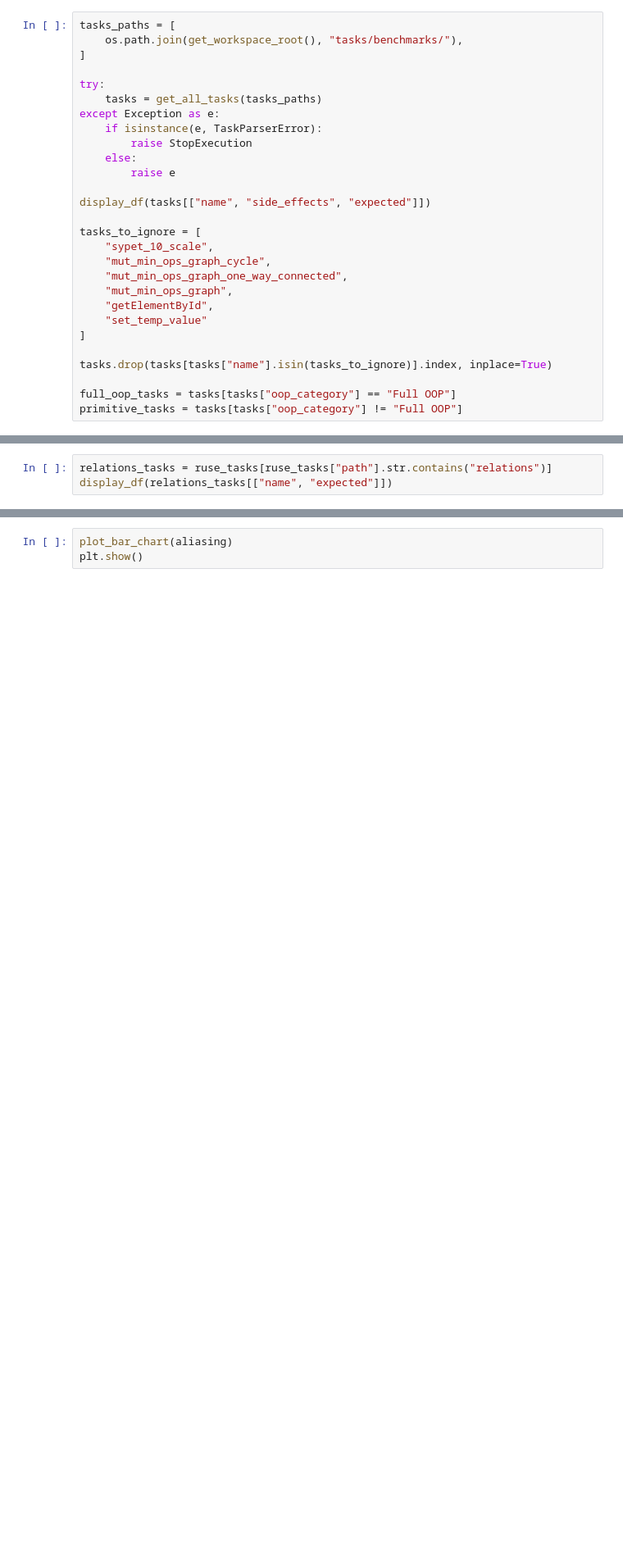
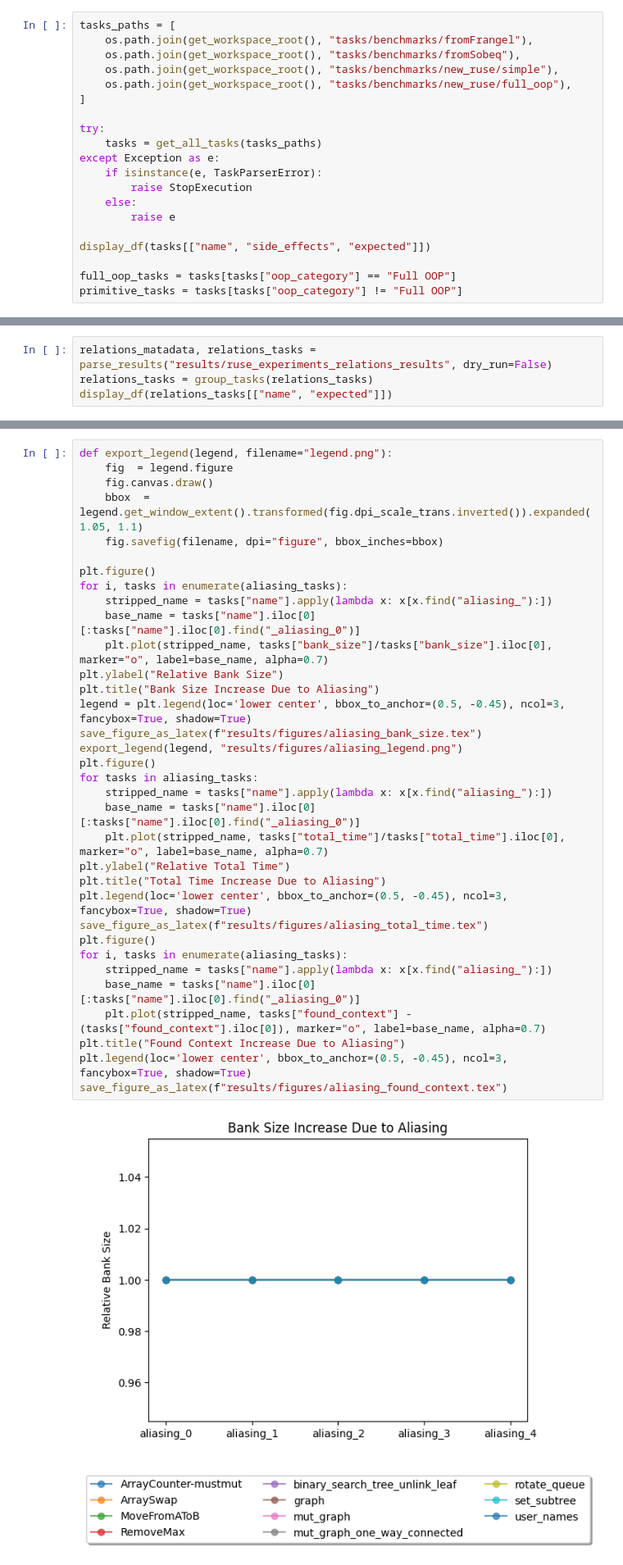
Before and after one commit to DaAnIV/Ruse, a Jupyter notebook: experiments/experiments.ipynb, the cells around one changed output, grey strips where cells are left out. Shown at 82% size. Saved outputs shown, nothing was run; the diff lists cells and outputs as text; blank space fills up the shorter version.

Commit message:
Updated the experiments notebook

```diff
--- a/experiments/experiments.ipynb
+++ b/experiments/experiments.ipynb
@@ -338,7 +335,10 @@ We divide the benchmarks into two categories:
 * Tasks that use custom User classes
 # %%
 tasks_paths = [
-    os.path.join(get_workspace_root(), "tasks/benchmarks/"),
+    os.path.join(get_workspace_root(), "tasks/benchmarks/fromFrangel"),
+    os.path.join(get_workspace_root(), "tasks/benchmarks/fromSobeq"),
+    os.path.join(get_workspace_root(), "tasks/benchmarks/new_ruse/simple"),
+    os.path.join(get_workspace_root(), "tasks/benchmarks/new_ruse/full_oop"),
 ]
 
 try:
@@ -351,16 +351,5 @@ except Exception as e:
 
 display_df(tasks[["name", "side_effects", "expected"]])
 
-tasks_to_ignore = [
-    "sypet_10_scale",
-    "mut_min_ops_graph_cycle",
-    "mut_min_ops_graph_one_way_connected",
-    "mut_min_ops_graph",
-    "getElementById",
-    "set_temp_value"
-]
-
-tasks.drop(tasks[tasks["name"].isin(tasks_to_ignore)].index, inplace=True)
-
 full_oop_tasks = tasks[tasks["oop_category"] == "Full OOP"]
 primitive_tasks = tasks[tasks["oop_category"] != "Full OOP"]
@@ -748,5 +856,6 @@ save_figure_as_latex("results/figures/oop_solved_tasks.tex")
 # %% [markdown]
 ### RQ2 - Can <span style="font-variant:small-caps;">Ruse</span> handle aliasing and relations between variables?
 # %%
-relations_tasks = ruse_tasks[ruse_tasks["path"].str.contains("relations")]
+relations_matadata, relations_tasks = parse_results("results/ruse_experiments_relations_results", dry_run=False)
+relations_tasks = group_tasks(relations_tasks)
 display_df(relations_tasks[["name", "expected"]])
@@ -835,3 +1002,36 @@ for subplot in ["iterations", "bank_size", "found_context_count"]:
 # %%
-plot_bar_chart(aliasing)
-plt.show()
+def export_legend(legend, filename="legend.png"):
+    fig  = legend.figure
+    fig.canvas.draw()
+    bbox  = legend.get_window_extent().transformed(fig.dpi_scale_trans.inverted()).expanded(1.05, 1.1)
+    fig.savefig(filename, dpi="figure", bbox_inches=bbox)
+
+plt.figure()
+for i, tasks in enumerate(aliasing_tasks):
+    stripped_name = tasks["name"].apply(lambda x: x[x.find("aliasing_"):])
+    base_name = tasks["name"].iloc[0][:tasks["name"].iloc[0].find("_aliasing_0")]
+    plt.plot(stripped_name, tasks["bank_size"]/tasks["bank_size"].iloc[0], marker="o", label=base_name, alpha=0.7)
+plt.ylabel("Relative Bank Size")
+plt.title("Bank Size Increase Due to Aliasing")
+legend = plt.legend(loc='lower center', bbox_to_anchor=(0.5, -0.45), ncol=3, fancybox=True, shadow=True)
+save_figure_as_latex(f"results/figures/aliasing_bank_size.tex")
+export_legend(legend, "results/figures/aliasing_legend.png")
+plt.figure()
+for tasks in aliasing_tasks:
+    stripped_name = tasks["name"].apply(lambda x: x[x.find("aliasing_"):])
+    base_name = tasks["name"].iloc[0][:tasks["name"].iloc[0].find("_aliasing_0")]
+    plt.plot(stripped_name, tasks["total_time"]/tasks["total_time"].iloc[0], marker="o", label=base_name, alpha=0.7)
+plt.ylabel("Relative Total Time")
+plt.title("Total Time Increase Due to Aliasing")
+plt.legend(loc='lower center', bbox_to_anchor=(0.5, -0.45), ncol=3, fancybox=True, shadow=True)
+save_figure_as_latex(f"results/figures/aliasing_total_time.tex")
+plt.figure()
+for i, tasks in enumerate(aliasing_tasks):
+    stripped_name = tasks["name"].apply(lambda x: x[x.find("aliasing_"):])
+    base_name = tasks["name"].iloc[0][:tasks["name"].iloc[0].find("_aliasing_0")]
+    plt.plot(stripped_name, tasks["found_context"] - (tasks["found_context"].iloc[0]), marker="o", label=base_name, alpha=0.7)
+plt.title("Found Context Increase Due to Aliasing")
+plt.legend(loc='lower center', bbox_to_anchor=(0.5, -0.45), ncol=3, fancybox=True, shadow=True)
+save_figure_as_latex(f"results/figures/aliasing_found_context.tex")
+# %% [output]
+[figure, added]
```
Also changed, not shown: parts of 28 cells of this notebook.
